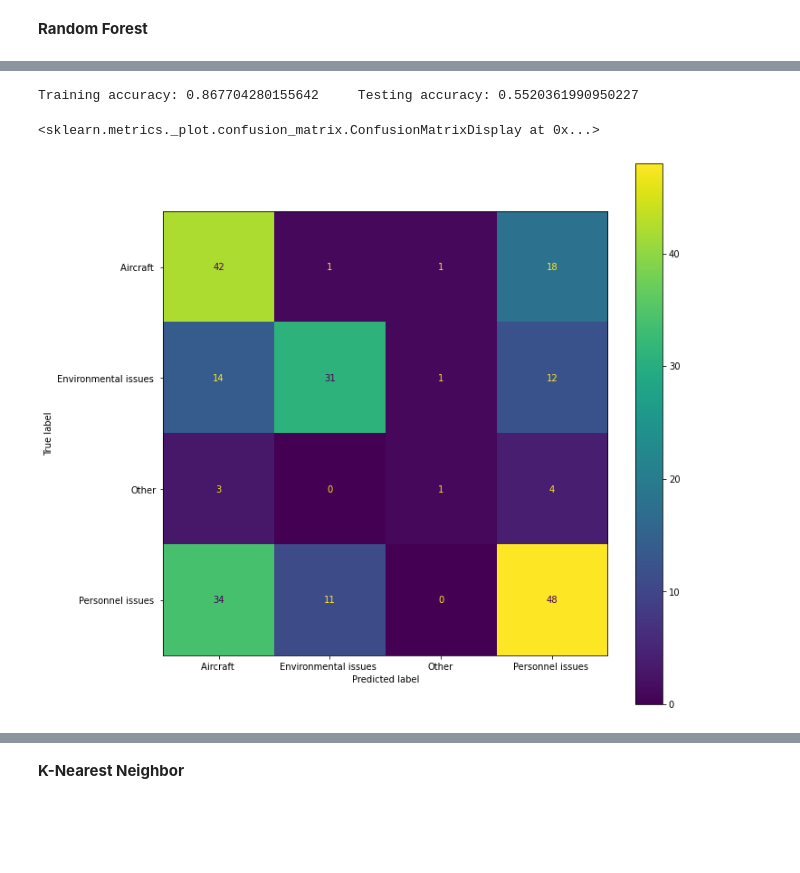
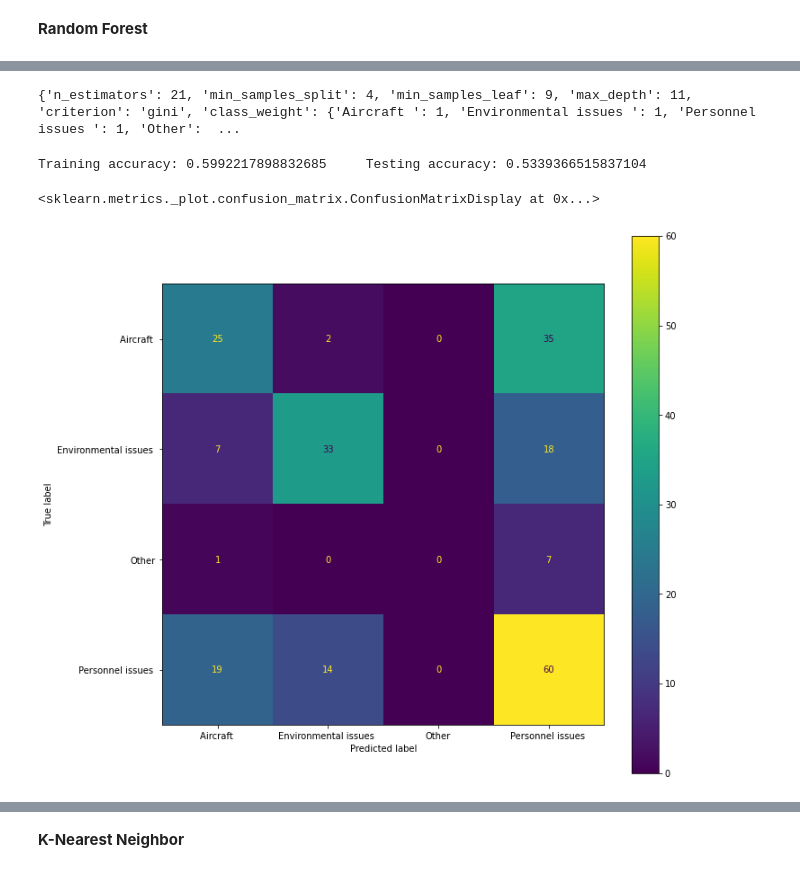
Before and after one commit to ashleyg16/Capstone2, a Jupyter notebook: Capstone 2 Modeling.ipynb, the cells around one changed output, grey strips where cells are left out. Drawn from its saved outputs; the diff is of its cells as text; code cells hidden in the pictures; blank space fills up the shorter version.

```diff
--- a/Capstone 2 Modeling.ipynb
+++ b/Capstone 2 Modeling.ipynb
@@ -103,21 +62,43 @@ plt.show()
+# %%
+#using random searh first to see what parameters should be around
+rf_params = {'criterion': ['gini', 'entropy'],
+                 'class_weight': [{'Aircraft ': 1, 'Environmental issues ': 1, 'Personnel issues ':1, 'Other': 1},
+                    {'Aircraft ': 1, 'Environmental issues ': 1, 'Personnel issues ':1, 'Other': 5},
+                    {'Aircraft ': 1, 'Environmental issues ': 1, 'Personnel issues ':1, 'Other': 10},
+                    {'Aircraft ': 2, 'Environmental issues ': 2, 'Personnel issues ':1, 'Other': 5},
+                    {'Aircraft ': 2, 'Environmental issues ': 2, 'Personnel issues ':1, 'Other': 10},
+                    'balanced'],
+                 'n_estimators': np.arange(1, 100, step = 5),
+                 'max_depth': np.arange(1, 50, step = 5),
+                 'min_samples_split': np.arange(2, 20, step = 2),
+                 'min_samples_leaf': np.arange(1, 20, step = 2)}
+
+rf_random = RandomizedSearchCV(RandomForestClassifier(max_features = 'sqrt', random_state = 42), rf_params, n_iter = 500,
+                               scoring = 'accuracy', n_jobs = -1, random_state = 123)
+rf_random.fit(X_train, y_train.values.ravel())
+print(rf_random.best_params_)
+# %% [output]
+{'n_estimators': 21, 'min_samples_split': 4, 'min_samples_leaf': 9, 'max_depth': 11, 'criterion': 'gini', 'class_weight': {'Aircraft ': 1, 'Environmental issues ': 1, 'Personnel issues ': 1, 'Other':  ...
 # %%
-#Looking at Accuracy for our final model with n_estimators = 30 and max_depth = 10
-rf = RandomForestClassifier(n_estimators = 30, max_depth = 10, class_weight = 'balanced')
+#Looking at Accuracy for our final model with parameters from the grid search
+rf = RandomForestClassifier(n_estimators = 21, min_samples_split = 4, min_samples_leaf = 9, max_depth = 11,
+                            criterion = 'gini', max_features = 'sqrt', random_state = 42,
+                            class_weight = {'Aircraft ': 1, 'Environmental issues ': 1, 'Personnel issues ': 1, 'Other': 1})
 rf.fit(X_train, y_train.values.ravel())
-y_pred = rf.predict(X_test)
+y_pred_rf = rf.predict(X_test)
 
-train_acc_rf = rf.score(X_train, y_train)
-test_acc_rf = rf.score(X_test, y_test)
+rf_train_acc = rf.score(X_train, y_train)
+rf_test_acc = rf.score(X_test, y_test)
 
-print('Training accuracy:', train_acc_rf, '    Testing accuracy:', test_acc_rf)
+print('Training accuracy:', rf_train_acc, '    Testing accuracy:', rf_test_acc)
 # %% [output]
-Training accuracy: 0.867704280155642     Testing accuracy: 0.5520361990950227
+Training accuracy: 0.5992217898832685     Testing accuracy: 0.5339366515837104
 # %%
-cf_matrix = confusion_matrix(y_test, y_pred)
-cmd = ConfusionMatrixDisplay(cf_matrix, display_labels = rf.classes_)
+rf_cf_matrix = confusion_matrix(y_test, y_pred_rf)
+cmd = ConfusionMatrixDisplay(rf_cf_matrix, display_labels = rf.classes_)
 
 fig, ax = plt.subplots(figsize = (11,11))
 cmd.plot(ax=ax)
 # %% [output]
 <sklearn.metrics._plot.confusion_matrix.ConfusionMatrixDisplay at 0x...>
-[figure, old version]
+[figure, new version]
```
Also changed, not shown: parts of 49 cells of this notebook.
